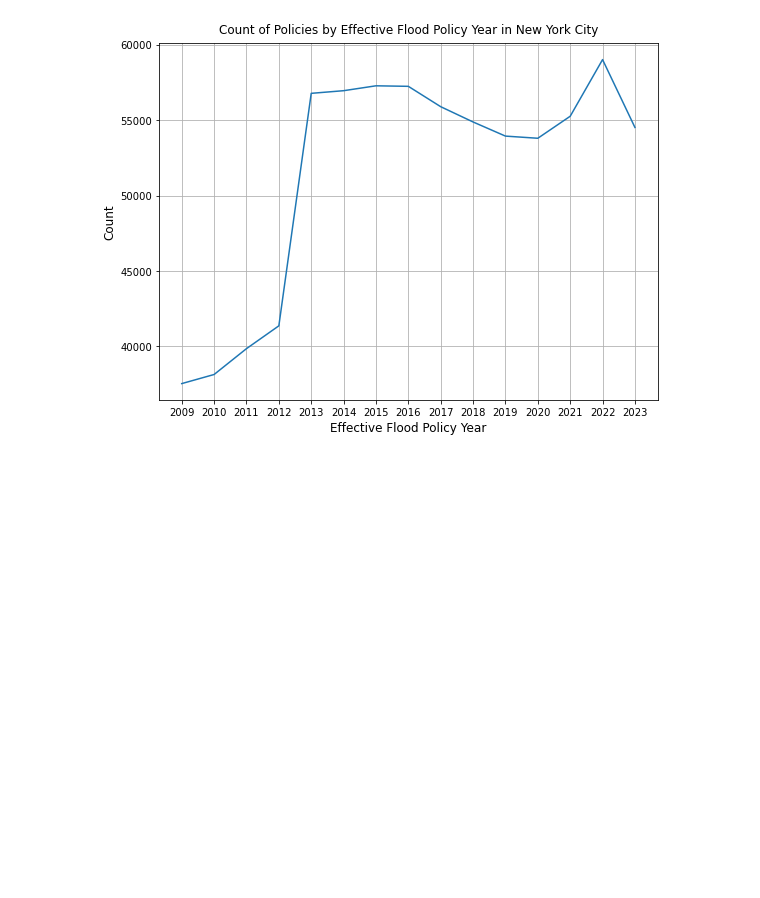
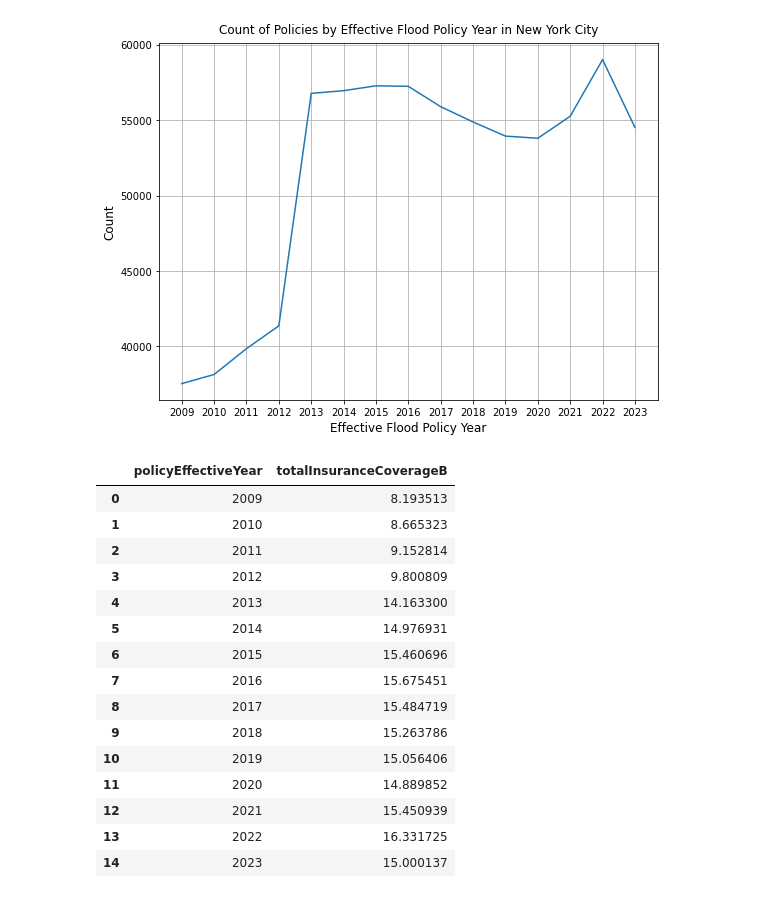
Before and after one commit to mebauer/fema-nfip-nyc, a Jupyter notebook: sample-analysis.ipynb, the cells around one changed output. Saved outputs shown, nothing was run; the diff lists cells and outputs as text; code cells hidden in the pictures; blank space fills up the shorter version.

```diff
--- a/sample-analysis.ipynb
+++ b/sample-analysis.ipynb
@@ -278,3 +288,35 @@ plt.tight_layout()
 plt.savefig('figures/effective-policies.png', bbox_inches='tight', dpi=250)
 # %% [output]
 [figure]
+# %%
+df['totalInsuranceCoverageB'] = (
+    (df['totalBuildingInsuranceCoverage'] + df['totalContentsInsuranceCoverage']) / 1_000_000_000
+)
+
+total_coverage = (
+    df.loc[df['policyEffectiveYear'] < 2024]
+    .groupby(by='policyEffectiveYear')['totalInsuranceCoverageB']
+    .sum()
+    .reset_index()
+    .astype({'policyEffectiveYear':'int'})
+    .sort_values(by='policyEffectiveYear')
+)
+
+total_coverage
+# %% [output]
+|  | policyEffectiveYear | totalInsuranceCoverageB |
+| 0 | 2009 | 8.193513 |
+| 1 | 2010 | 8.665323 |
+| 2 | 2011 | 9.152814 |
+| 3 | 2012 | 9.800809 |
+| 4 | 2013 | 14.163300 |
+| 5 | 2014 | 14.976931 |
+| 6 | 2015 | 15.460696 |
+| 7 | 2016 | 15.675451 |
+| 8 | 2017 | 15.484719 |
+| 9 | 2018 | 15.263786 |
+| 10 | 2019 | 15.056406 |
+| 11 | 2020 | 14.889852 |
+| 12 | 2021 | 15.450939 |
+| 13 | 2022 | 16.331725 |
+| 14 | 2023 | 15.000137 |
```
Also changed, not shown: parts of 5 cells of this notebook, 3 other files.
